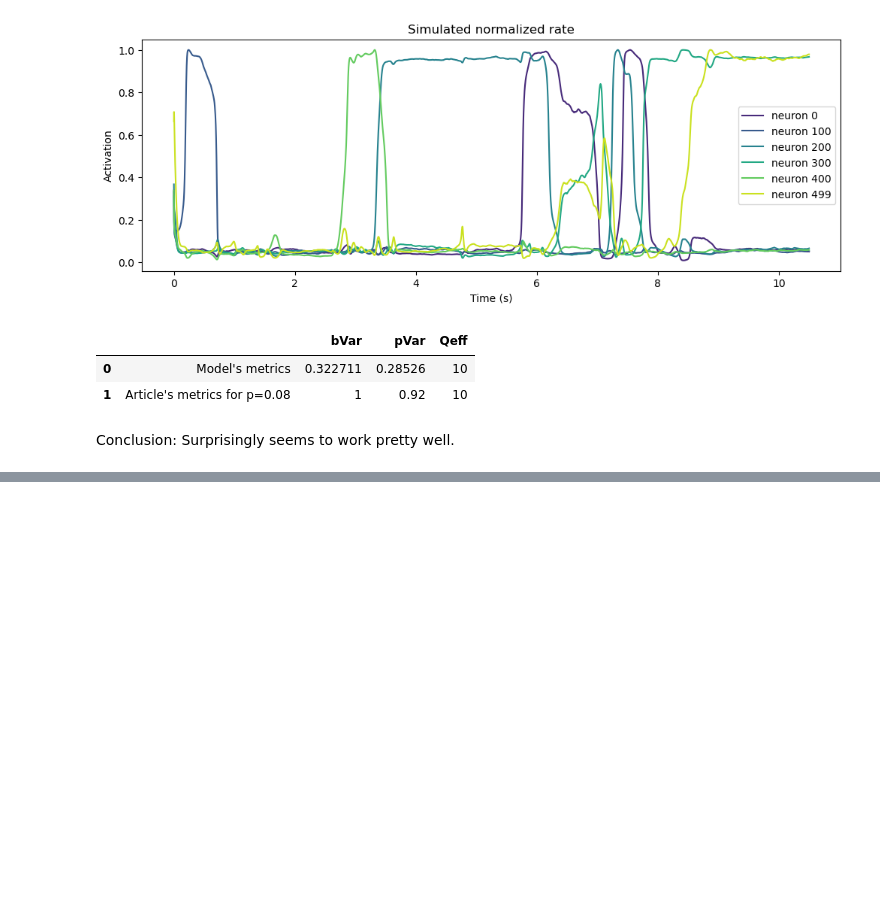
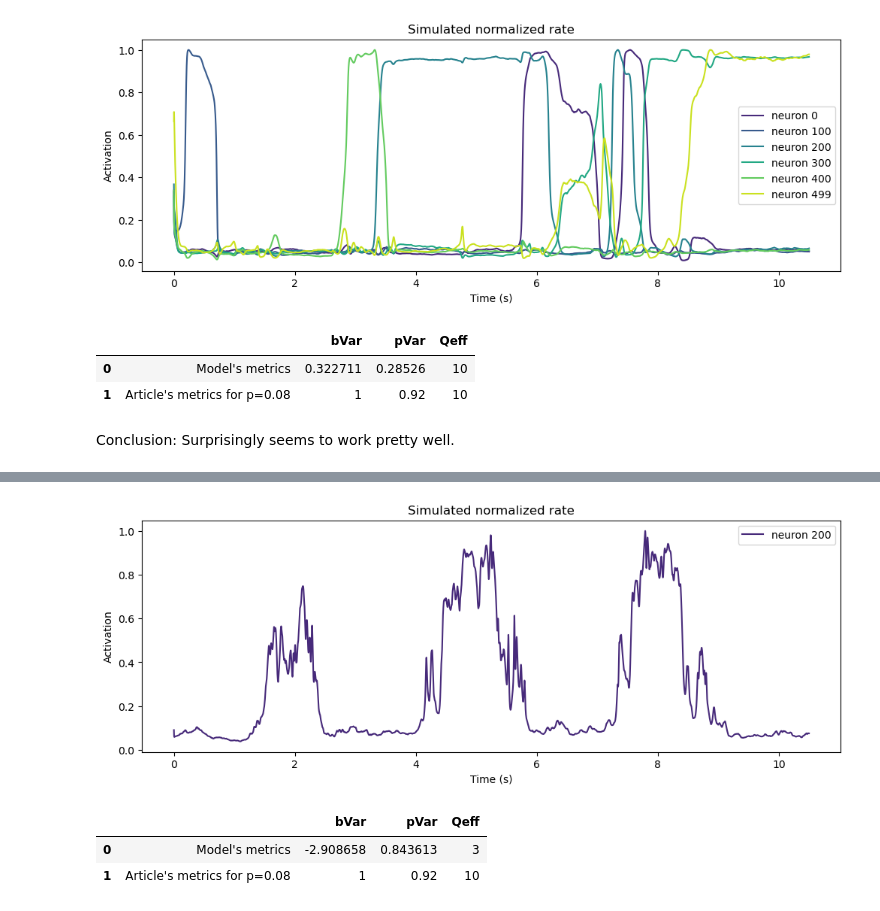
Before and after one commit to JohanneBohn/Reproducing-neural-sequences-with-Partial-In-Network-Training, a Jupyter notebook: learnable_patterns.ipynb, the cells around one changed output, grey strips where cells are left out. Cells and saved outputs as stored; diff of their text form; code cells hidden in the pictures; blank space fills up the shorter version.

```diff
--- a/learnable_patterns.ipynb
+++ b/learnable_patterns.ipynb
@@ -301,0 +341,12 @@ Conclusion: Surprisingly seems to work pretty well.
+# %%
+final_rates = PINned_model.simulate(inputs, n_steps)
+PINned_model.display_simulation(T, dt, final_rates, neuron_list)
+# %% [output]
+[figure, added]
+# %%
+targets_rate = expit(targets)
+Metrics.general_evaluation(rates = final_rates, targets = targets_rate, t = gcs.t, sigma = sigma, threshold = eval_threshold)
+# %% [output]
+|  |  | bVar | pVar | Qeff |
+| 0 | Model's metrics | -2.908658 | 0.843613 | 3 |
+| 1 | Article's metrics for p=0.08 | 1 | 0.92 | 10 |
```
Also changed, not shown: parts of 7 cells of this notebook, 2 other files.
